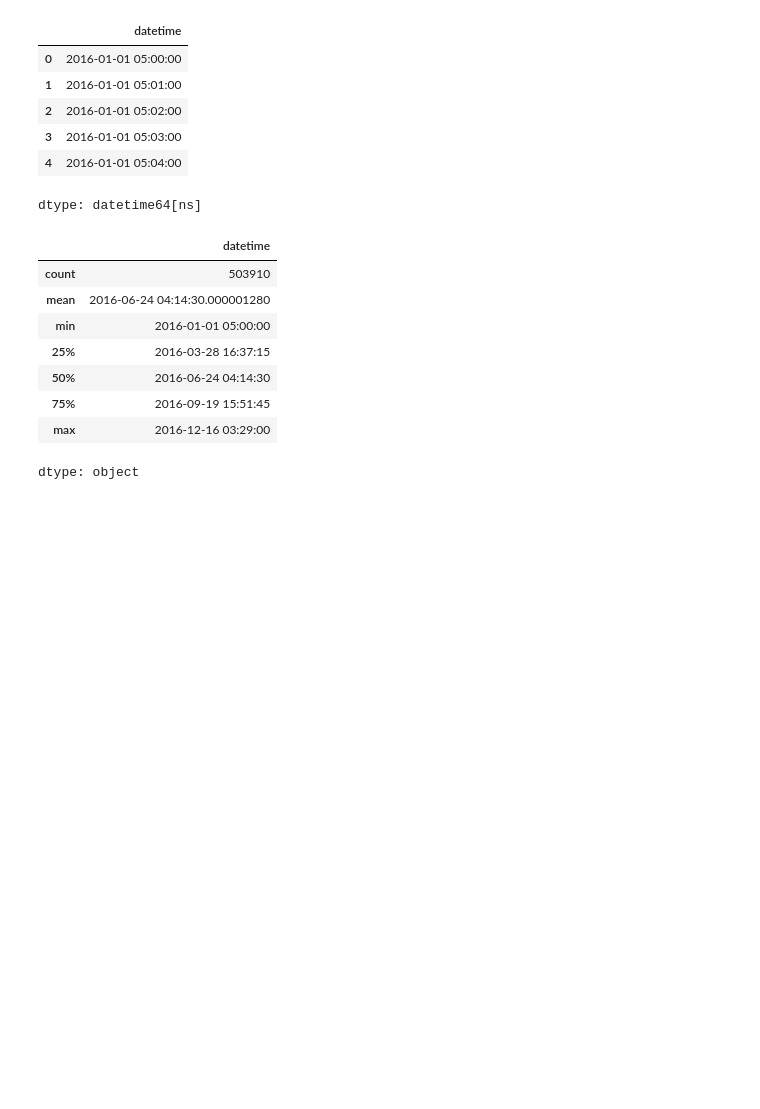
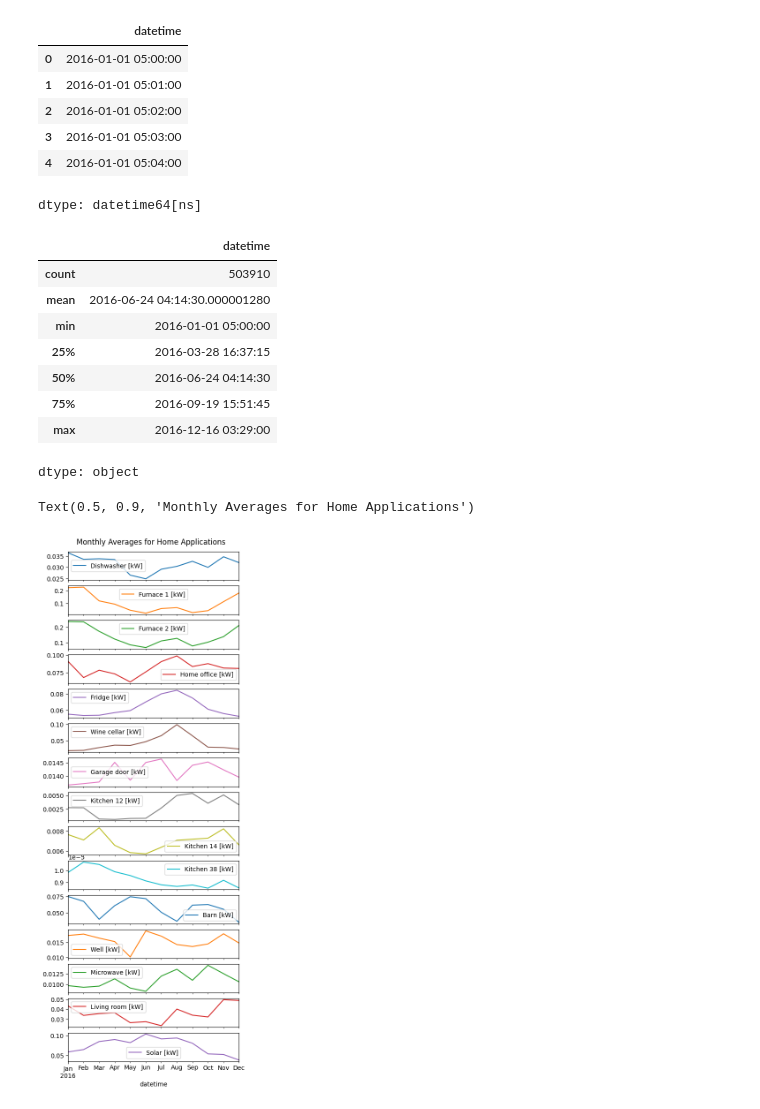
Before and after one commit to mojodean/aai-530-final-project, a Jupyter notebook: 530_IoT_project.ipynb, the cells around one changed output. Drawn from its saved outputs; the diff is of its cells as text; code cells hidden in the pictures; blank space fills up the shorter version.

```diff
--- a/530_IoT_project.ipynb
+++ b/530_IoT_project.ipynb
@@ -183,3 +177,28 @@ df['datetime'].describe()
 | 75% | 2016-09-19 15:51:45 |
 | max | 2016-12-16 03:29:00 |
 dtype: object
+# %%
+# Columns of interest
+home_apps = ['Dishwasher [kW]',
+             'Furnace 1 [kW]',
+             'Furnace 2 [kW]',
+             'Home office [kW]',
+             'Fridge [kW]',
+             'Wine cellar [kW]',
+             'Garage door [kW]',
+             'Kitchen 12 [kW]',
+             'Kitchen 14 [kW]',
+             'Kitchen 38 [kW]',
+             'Barn [kW]',
+             'Well [kW]',
+             'Microwave [kW]',
+             'Living room [kW]',
+             'Solar [kW]']
+
+# Create line plots using monthly average of each feature
+monthly_avg = df.groupby(pd.Grouper(key='datetime', freq='M'))[home_apps].mean()
+monthly_avg.plot(y=home_apps, subplots=True, figsize=(5,15))
+plt.suptitle("Monthly Averages for Home Applications", y=0.9)
+# %% [output]
+Text(0.5, 0.9, 'Monthly Averages for Home Applications')
+[figure, added]
```
Also changed, not shown: parts of 3 cells of this notebook.
